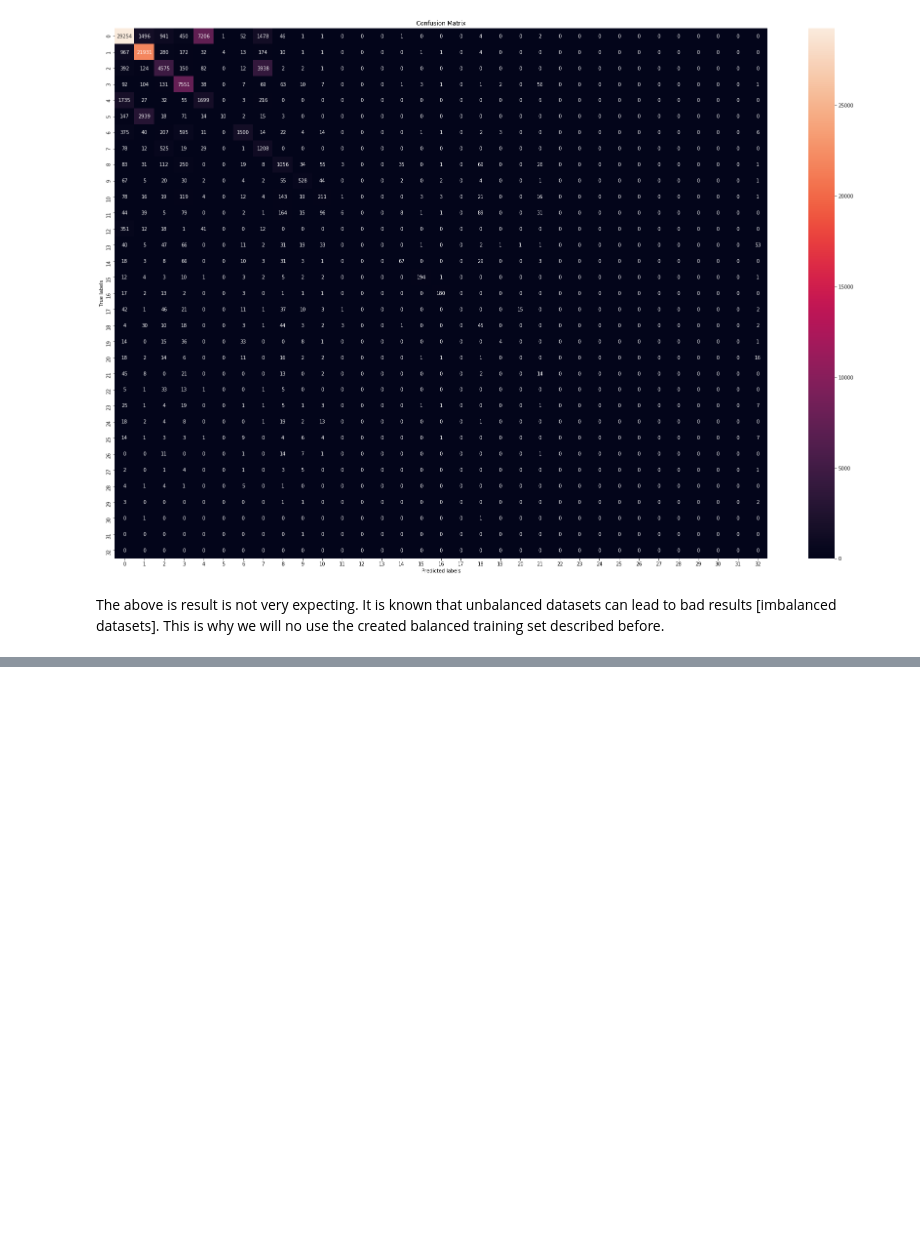
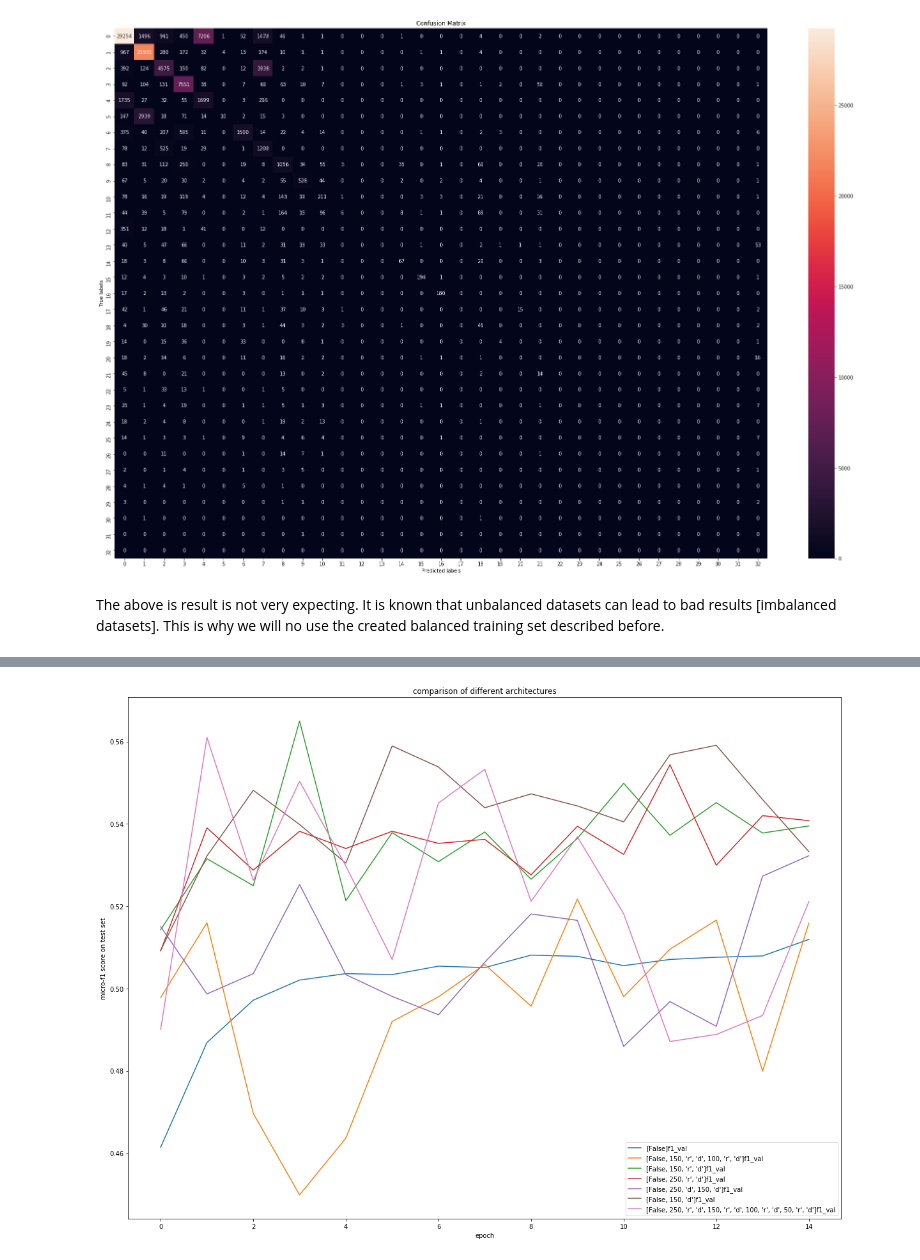
Before and after one commit to sorgmi/amazon_category_prediction, a Jupyter notebook: report.ipynb, the cells around one changed output, grey strips where cells are left out. Cells and saved outputs as stored; diff of their text form; code cells hidden in the pictures; blank space fills up the shorter version.

```diff
--- a/report.ipynb
+++ b/report.ipynb
@@ -264,0 +307,16 @@ The above is result is not very expecting. It is known that unbalanced datasets
+# %%
+paths = ["blobs/2019-06-24_balanced_full_baseline/","blobs/2019-06-25_balanced_full_search1/","blobs/2019-06-25_balanced_full_search2/","blobs/2019-06-26_balanced_full_search4/",
+         "blobs/2019-06-26_balanced_full_search5/","blobs/2019-06-26_balanced_full_search6/","blobs/2019-06-24_deep_balanced_300k_dropout/"]
+plt.figure(figsize=(20,15))
+for path in paths:
+    f = glob.glob(path + "*f1_val.npy")
+    x = np.load(f[0])
+    plt.plot(x, label=f[0][len(path):-4])
+plt.legend()
+plt.title("comparison of different architectures")
+plt.xlabel("epoch")
+plt.ylabel("micro-f1 score on test set")
+plt.savefig("compare.png")
+plt.show()
+# %% [output]
+[figure, added]
```
Also changed, not shown: parts of 24 cells of this notebook, 8 other files.
